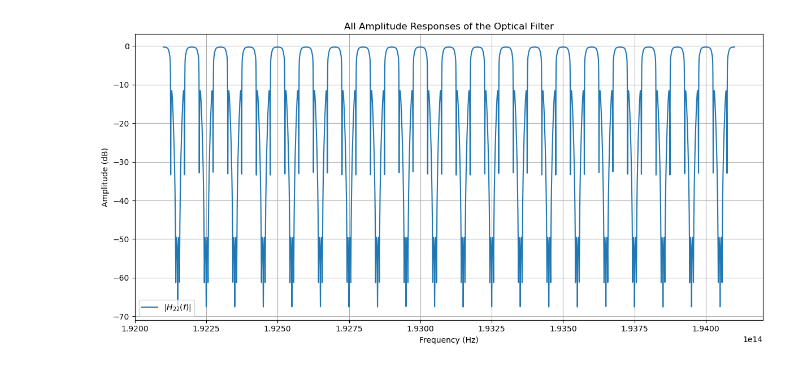
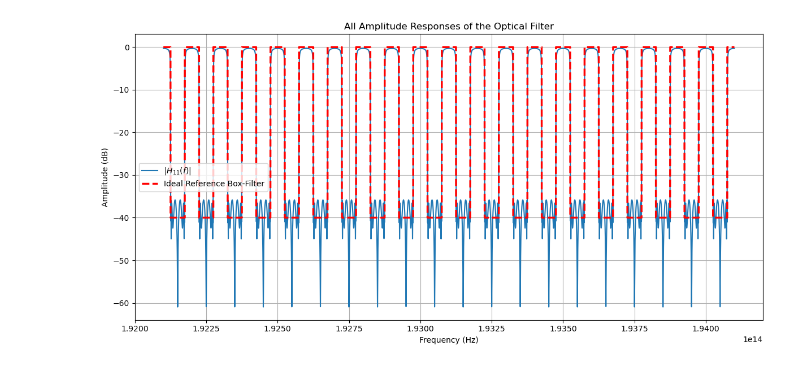
Before and after one commit to nfot413/OptD, a Jupyter notebook: code/test.ipynb, the cells around one changed output. Drawn from its saved outputs; the diff is of its cells as text; code cells hidden in the pictures.

```diff
--- a/code/test.ipynb
+++ b/code/test.ipynb
@@ -115,6 +143,16 @@ def delay_line(w, t, delay, phi_c):
     j = 1j
     return t * np.exp(-j * w * delay - j * phi_c)
 
+def create_reference_box_filter(frequency_array, center_freq, fsr, bandwidth, passband_level_db, stopband_level_db):
+
+    reference_signal = np.full_like(frequency_array, stopband_level_db)
+    f_offset = frequency_array - center_freq
+    f_normalized = np.mod(f_offset + fsr / 2, fsr) - fsr / 2
+    passband_mask = np.abs(f_normalized) <= (bandwidth / 2)
+    reference_signal[passband_mask] = passband_level_db
+
+    return reference_signal
+
 
 f_center = 193.1e12  # 中心频率 (Hz)
 FSR = 100e9          # 自由光谱范围 (Hz), 100 GHz
@@ -132,8 +170,17 @@ H1 = Hi @ Hp
 
 H3 = tunable_mzi_out(theta_o)
 
-Au = lambda w: mrr_transfer_function(w, t=0.98, k=0.86, phi_offset=np.pi) * mrr_transfer_function(w, t=0.98, k=0.09, phi_offset=np.pi) * mrr_transfer_function(w, t=0.98, k=0.69, phi_offset=np.pi)
-Al = lambda w: mrr_transfer_function(w, t=0.98, k=0.39, phi_offset=np.pi) * mrr_transfer_function(w, t=0.98, k=0.48, phi_offset=np.pi) * delay_line(w, t=0.98, delay=1.0, phi_c=0.0)
+t = 0.979888
+
+ku1 = 0.9668
+ku2 = 0.4233
+ku3 = 0.0537
+kl1 = 0.184
+kl2 = 0.7543
+
+
+Au = lambda w: mrr_transfer_function(w, t, ku1, phi_offset=np.pi) * mrr_transfer_function(w, t, ku2, phi_offset=np.pi) * mrr_transfer_function(w, t, ku3, phi_offset=np.pi)
+Al = lambda w: mrr_transfer_function(w, t, kl1, phi_offset=np.pi) * mrr_transfer_function(w, t, kl2, phi_offset=np.pi) * delay_line(w, t, delay=1.0, phi_c=0.0)
 
 H2 = np.array([[Au, 0],
                 [0, Al]])
@@ -170,12 +217,33 @@ amplitude_H12 = 20 * np.log10(np.abs(H12))
 amplitude_H21 = 20 * np.log10(np.abs(H21))
 amplitude_H22 = 20 * np.log10(np.abs(H22))
 
+# 定义理想方波滤波器的参数
+ref_center_freq = 193.1e12            # 中心频率
+ref_fsr = 100e9                       # 周期 (FSR)
+ref_bandwidth = 50e9                  # 通带带宽
+ref_passband_db = 0                   # 通带电平 (dB)
+ref_stopband_db = -40                 # 阻带电平 (dB)
+
+# 生成参考信号
+reference_amplitude = create_reference_box_filter(
+    frequency_array=frequency_f,
+    center_freq=ref_center_freq,
+    fsr=ref_fsr,
+    bandwidth=ref_bandwidth,
+    passband_level_db=ref_passband_db,
+    stopband_level_db=ref_stopband_db
+)
+
+mse_loss = np.mean((amplitude_H11 - reference_amplitude)**2)
+print(f'Mean Squared Error (MSE) Loss: {mse_loss:.4f}')
+
 # 绘图
 plt.figure(figsize=(12, 6))
-#plt.plot(frequency_f, amplitude_H11, label=r'$|H_{11}(f)|$', linewidth=1.5)
+plt.plot(frequency_f, amplitude_H11, label=r'$|H_{11}(f)|$', linewidth=1.5)
 #plt.plot(frequency_f, amplitude_H12, label=r'$|H_{12}(f)|$', linewidth=1.5)
 #plt.plot(frequency_f, amplitude_H21, label=r'$|H_{21}(f)|$', linewidth=1.5)
-plt.plot(frequency_f, amplitude_H22, label=r'$|H_{22}(f)|$', linewidth=1.5)
+#plt.plot(frequency_f, amplitude_H22, label=r'$|H_{22}(f)|$', linewidth=1.5)
+plt.plot(frequency_f, reference_amplitude, label='Ideal Reference Box-Filter', linestyle='--', linewidth=2.5, color='red')
 
 plt.title('All Amplitude Responses of the Optical Filter')
 plt.xlabel('Frequency (Hz)')
@@ -188 +257 @@ plt.show()
-[figure, old version]
+[figure, new version]
```
Also changed, not shown: parts of 7 cells of this notebook.
